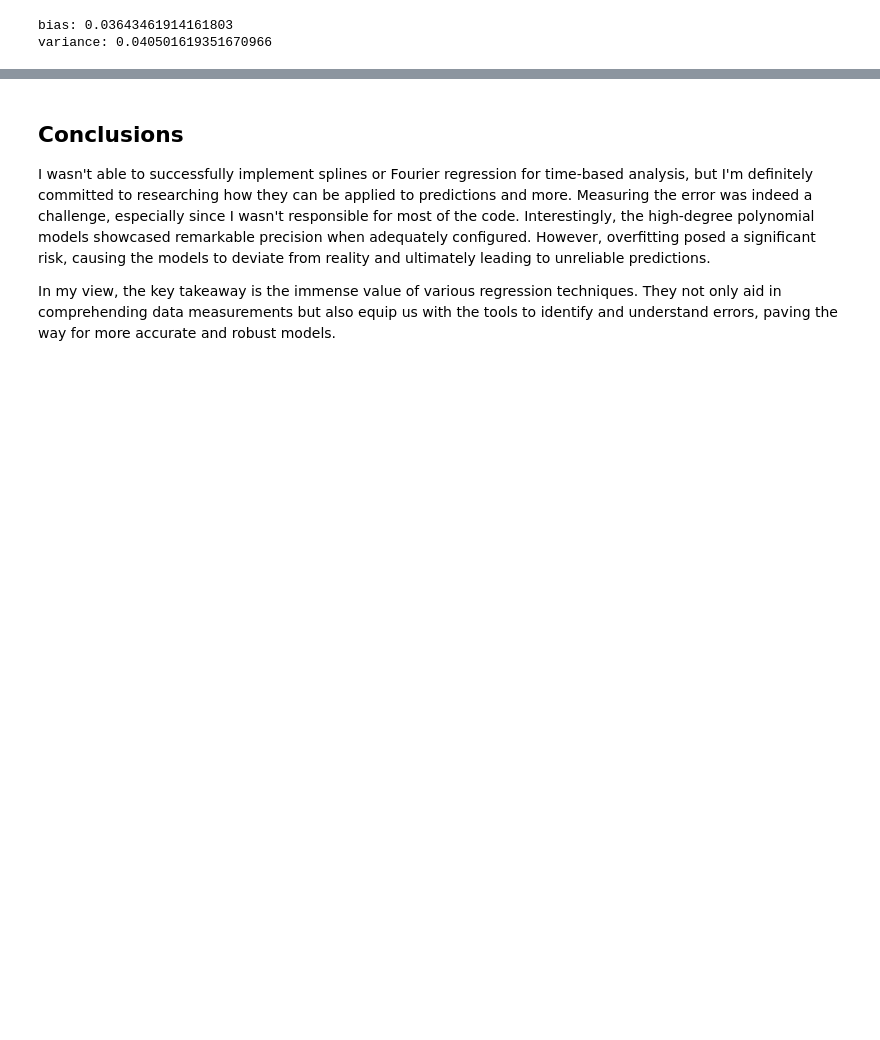
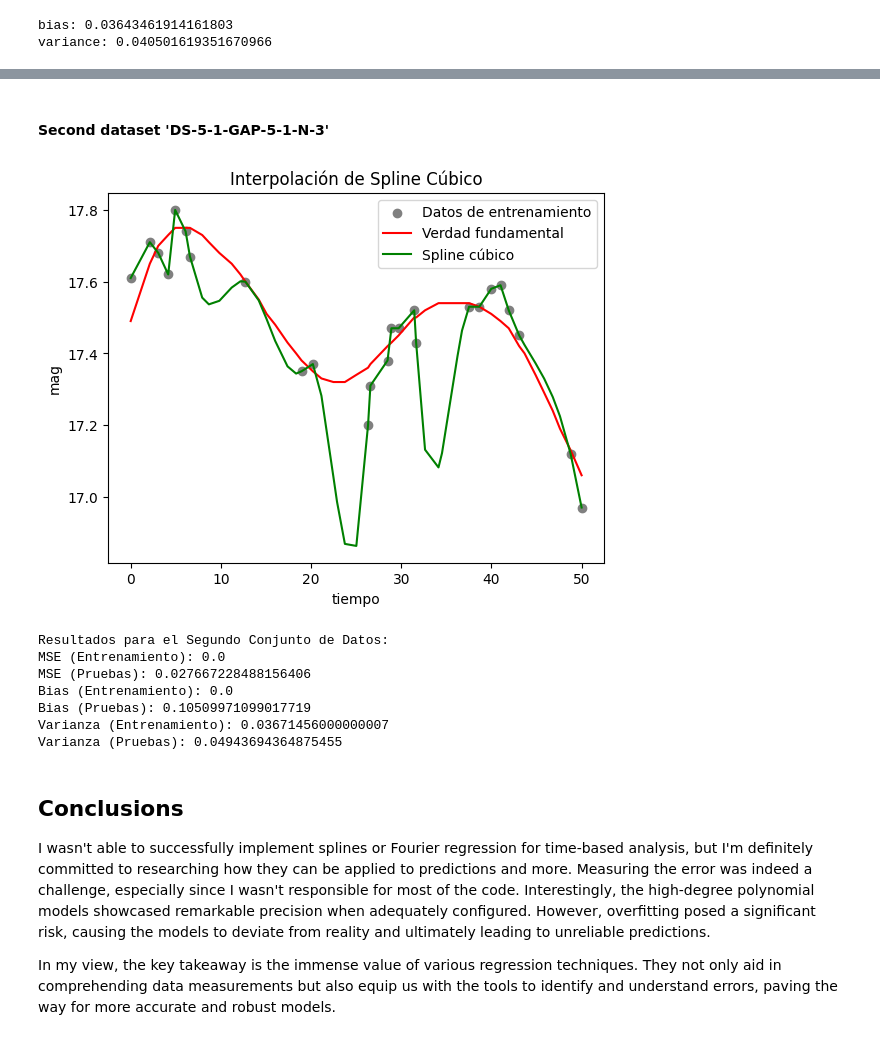
Before and after one commit to SantiagoLunaMir/Nonlineardata_PolinomialSplinesFurier, a Jupyter notebook: Linear,_polynomial,_splines_and_Fourier_regression_on_nonlinear_data.ipynb, the cells around one changed output, grey strips where cells are left out. Drawn from its saved outputs; the diff is of its cells as text; code cells hidden in the pictures; blank space fills up the shorter version.

```diff
--- a/Linear,_polynomial,_splines_and_Fourier_regression_on_nonlinear_data.ipynb
+++ b/Linear,_polynomial,_splines_and_Fourier_regression_on_nonlinear_data.ipynb
@@ -678,2 +962,30 @@ variance: 0.040501619351670966
+# %% [markdown]
+#### Second dataset 'DS-5-1-GAP-5-1-N-3'
+# %%
+# Para el segundo conjunto de datos 'DS-5-1-GAP-5-1-N-3__v2.csv'
+x_train2 = to_column(d_noise2[0])
+y_train2 = to_column(d_noise2[1])
+
+mse_train2, mse_test2, bias_train2, bias_test2, variance_train2, variance_test2 = evaluate_cubic_spline(
+    x_train2, y_train2, x_test, y_test
+)
+
+# Imprimir resultados para el segundo conjunto de datos
+print("\nResultados para el Segundo Conjunto de Datos:")
+print(f"MSE (Entrenamiento): {mse_train2}")
+print(f"MSE (Pruebas): {mse_test2}")
+print(f"Bias (Entrenamiento): {bias_train2}")
+print(f"Bias (Pruebas): {bias_test2}")
+print(f"Varianza (Entrenamiento): {variance_train2}")
+print(f"Varianza (Pruebas): {variance_test2}")
+# %% [output]
+[figure, added]
+Resultados para el Segundo Conjunto de Datos:
+MSE (Entrenamiento): 0.0
+MSE (Pruebas): 0.027667228488156406
+Bias (Entrenamiento): 0.0
+Bias (Pruebas): 0.10509971099017719
+Varianza (Entrenamiento): 0.03671456000000007
+Varianza (Pruebas): 0.04943694364875455
 # %% [markdown]
 ## Conclusions
```
Also changed, not shown: parts of 14 cells of this notebook.
